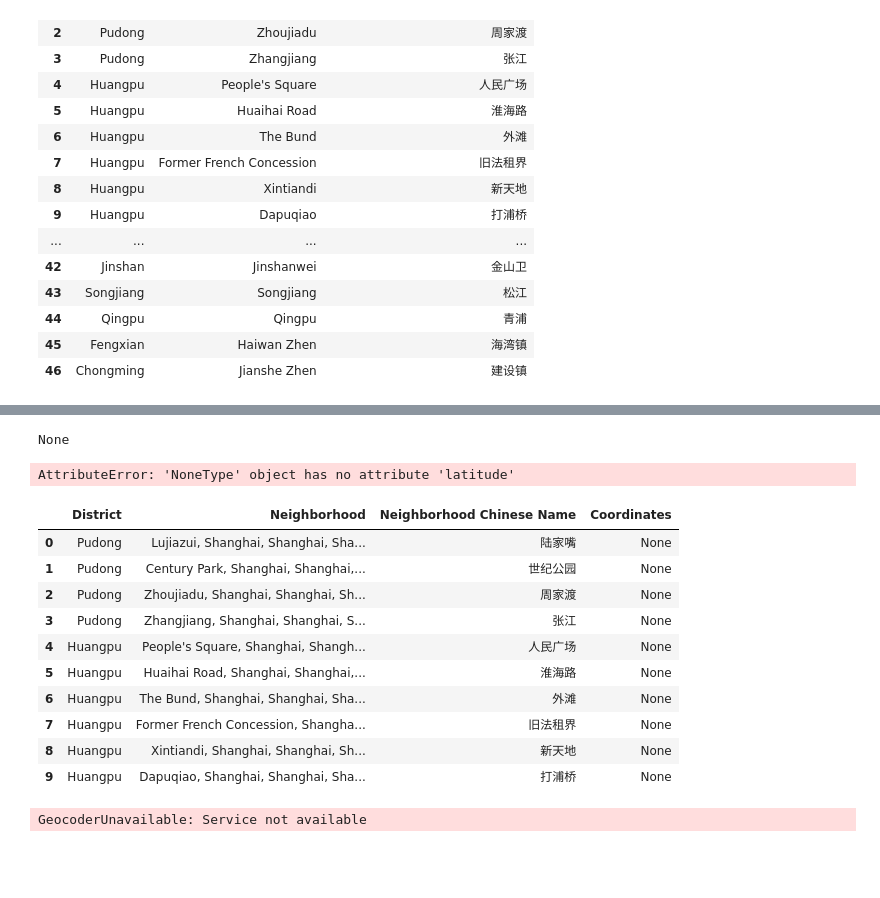
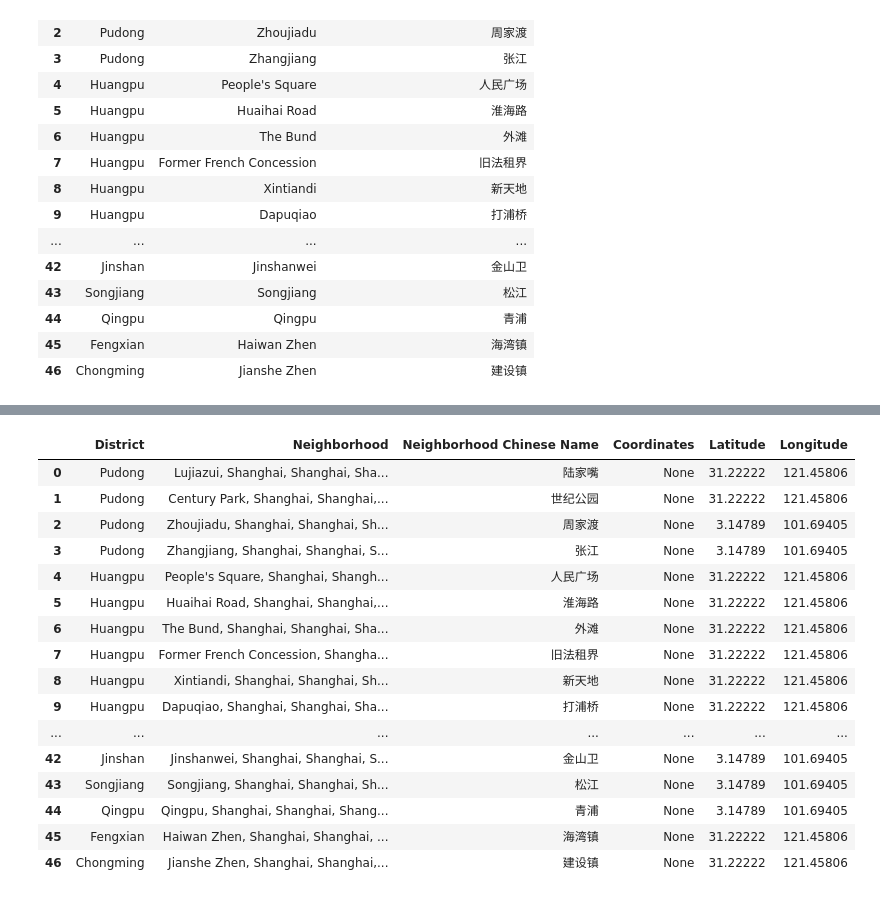
Before and after one commit to kanav58/Capstone-Week-4-5, a Jupyter notebook: Shanghai Data.ipynb, the cells around one changed output, grey strips where cells are left out. Cells and saved outputs as stored; diff of their text form; code cells hidden in the pictures; blank space fills up the shorter version.

```diff
--- a/Shanghai Data.ipynb
+++ b/Shanghai Data.ipynb
@@ -86,6 +86,6 @@ def get_latlng(neighborhood):
     lat_lng_coords = None
     # loop until you get the coordinates
     while(lat_lng_coords is None):
-        g = geocoder.arcgis('{}, Kuala Lumpur, Malaysia'.format(neighborhood))
+        g = geocoder.arcgis('{}, Shanghai, China'.format(neighborhood))
         lat_lng_coords = g.latlng
     return lat_lng_coords
@@ -99,45 +92,25 @@ TypeError: 'NoneType' object is not iterable
-# %%
-import geocoder
-g = geocoder.google(shanghai_data["Neighborhood"])
-g.latlng
-print (g.latlang)
-# %% [output]
-None
-# %%
-shanghai_data['Coordinates'] = geolocator.geocode(shanghai_data['Neighborhood'])
-shanghai_data['Coordinates'] = shanghai_data['Coordinates'].apply(lambda x: (x.latitude, x.longitude))
-# %% [output]
-AttributeError: 'NoneType' object has no attribute 'latitude'
-# %%
-
-
-shanghai_data.head(10)
-# %% [output]
-|  | District | Neighborhood | Neighborhood Chinese Name | Coordinates |
-| 0 | Pudong | Lujiazui, Shanghai, Shanghai, Sha... | 陆家嘴 | None |
-| 1 | Pudong | Century Park, Shanghai, Shanghai,... | 世纪公园 | None |
-| 2 | Pudong | Zhoujiadu, Shanghai, Shanghai, Sh... | 周家渡 | None |
-| 3 | Pudong | Zhangjiang, Shanghai, Shanghai, S... | 张江 | None |
-| 4 | Huangpu | People's Square, Shanghai, Shangh... | 人民广场 | None |
-| 5 | Huangpu | Huaihai Road, Shanghai, Shanghai,... | 淮海路 | None |
-| 6 | Huangpu | The Bund, Shanghai, Shanghai, Sha... | 外滩 | None |
-| 7 | Huangpu | Former French Concession, Shangha... | 旧法租界 | None |
-| 8 | Huangpu | Xintiandi, Shanghai, Shanghai, Sh... | 新天地 | None |
-| 9 | Huangpu | Dapuqiao, Shanghai, Shanghai, Sha... | 打浦桥 | None |
-# %%
-
-
-# Attach string ', Shanghai' to Neighborhood column
-shanghai_data['Neighborhood']=shanghai_data['Neighborhood']+', Shanghai'
-# This is for the location precesion concern
-
-# Get coordinates
-shanghai_data['Coordinates']=shanghai_data['Neighborhood'].apply(geolocator.geocode).apply(lambda x: (x.latitude, x.longitude))
-
-# Seperate Coordinates column into latitude and longitude columns
-shanghai_data[['Latitude','Longitude']]=shanghai_data['Coordinates'].apply(pd.Series)
-
-# Drop Coordinates column
-shanghai_data.drop(['Coordinates'],axis=1,inplace=True)
-# %% [output]
-GeocoderUnavailable: Service not available
+# %%
+coords = [ get_latlng(neighborhood) for neighborhood in shanghai_data["Neighborhood"].tolist() ]
+# %%
+df_coords=pd.DataFrame(coords, columns =['Latitude','Longitude'])
+shanghai_data['Latitude']=df_coords['Latitude']
+shanghai_data['Longitude']=df_coords['Longitude']
+shanghai_data
+# %% [output]
+|  | District | Neighborhood | Neighborhood Chinese Name | Coordinates | Latitude | Longitude |
+| 0 | Pudong | Lujiazui, Shanghai, Shanghai, Sha... | 陆家嘴 | None | 31.22222 | 121.45806 |
+| 1 | Pudong | Century Park, Shanghai, Shanghai,... | 世纪公园 | None | 31.22222 | 121.45806 |
+| 2 | Pudong | Zhoujiadu, Shanghai, Shanghai, Sh... | 周家渡 | None | 3.14789 | 101.69405 |
+| 3 | Pudong | Zhangjiang, Shanghai, Shanghai, S... | 张江 | None | 3.14789 | 101.69405 |
+| 4 | Huangpu | People's Square, Shanghai, Shangh... | 人民广场 | None | 31.22222 | 121.45806 |
+| 5 | Huangpu | Huaihai Road, Shanghai, Shanghai,... | 淮海路 | None | 31.22222 | 121.45806 |
+| 6 | Huangpu | The Bund, Shanghai, Shanghai, Sha... | 外滩 | None | 31.22222 | 121.45806 |
+| 7 | Huangpu | Former French Concession, Shangha... | 旧法租界 | None | 31.22222 | 121.45806 |
+| 8 | Huangpu | Xintiandi, Shanghai, Shanghai, Sh... | 新天地 | None | 31.22222 | 121.45806 |
+| 9 | Huangpu | Dapuqiao, Shanghai, Shanghai, Sha... | 打浦桥 | None | 31.22222 | 121.45806 |
+| ... | ... | ... | ... | ... | ... | ... |
+| 42 | Jinshan | Jinshanwei, Shanghai, Shanghai, S... | 金山卫 | None | 3.14789 | 101.69405 |
+| 43 | Songjiang | Songjiang, Shanghai, Shanghai, Sh... | 松江 | None | 3.14789 | 101.69405 |
+| 44 | Qingpu | Qingpu, Shanghai, Shanghai, Shang... | 青浦 | None | 3.14789 | 101.69405 |
+| 45 | Fengxian | Haiwan Zhen, Shanghai, Shanghai, ... | 海湾镇 | None | 31.22222 | 121.45806 |
+| 46 | Chongming | Jianshe Zhen, Shanghai, Shanghai,... | 建设镇 | None | 31.22222 | 121.45806 |
```
Also changed, not shown: parts of 4 cells of this notebook.
